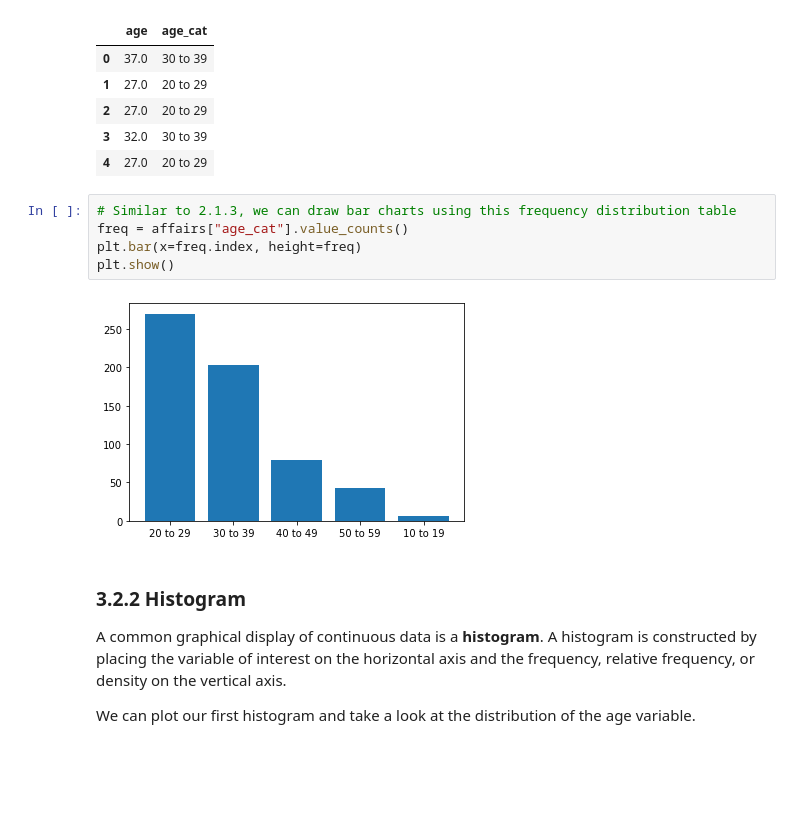
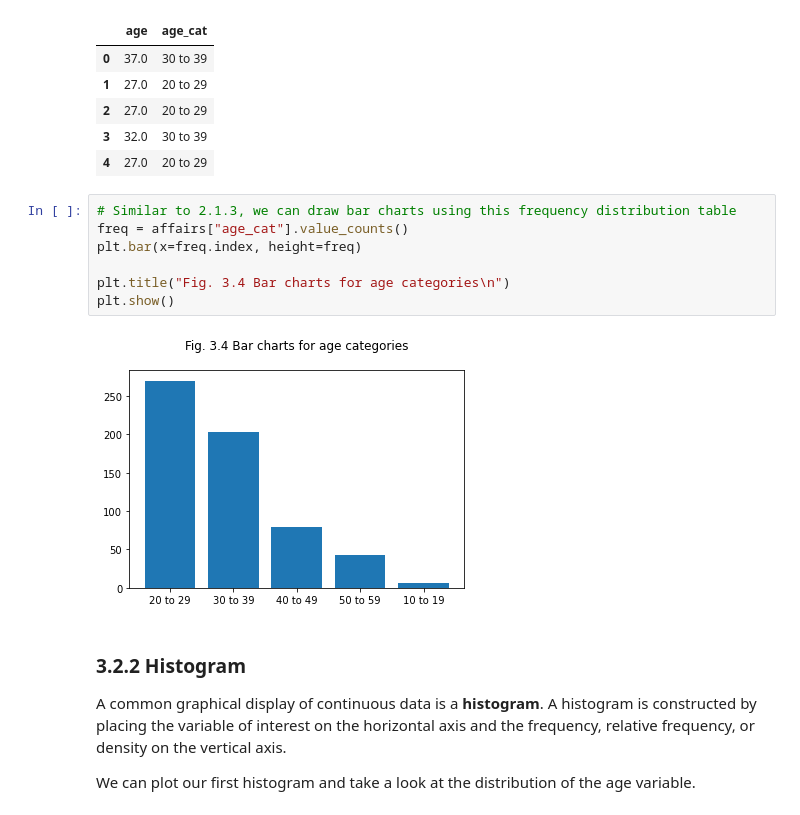
Before and after one commit to Booca/ECO301, a Jupyter notebook: 3 Descriptive Statistics - Tabular & Graphical Display (Distribution).ipynb, the cells around one changed output. Drawn from its saved outputs; the diff is of its cells as text; blank space fills up the shorter version.

```diff
--- a/3 Descriptive Statistics - Tabular & Graphical Display (Distribution).ipynb
+++ b/3 Descriptive Statistics - Tabular & Graphical Display (Distribution).ipynb
@@ -226,10 +235,12 @@ affairs[["age","age_cat"]].head()
 # %%
 # Similar to 2.1.3, we can draw bar charts using this frequency distribution table
 freq = affairs["age_cat"].value_counts()
 plt.bar(x=freq.index, height=freq)
+
+plt.title("Fig. 3.4 Bar charts for age categories\n")
 plt.show()
 # %% [output]
-[figure, old version]
+[figure, new version]
 # %% [markdown]
 ### 3.2.2 Histogram
 
```
Also changed, not shown: parts of 27 cells of this notebook.
